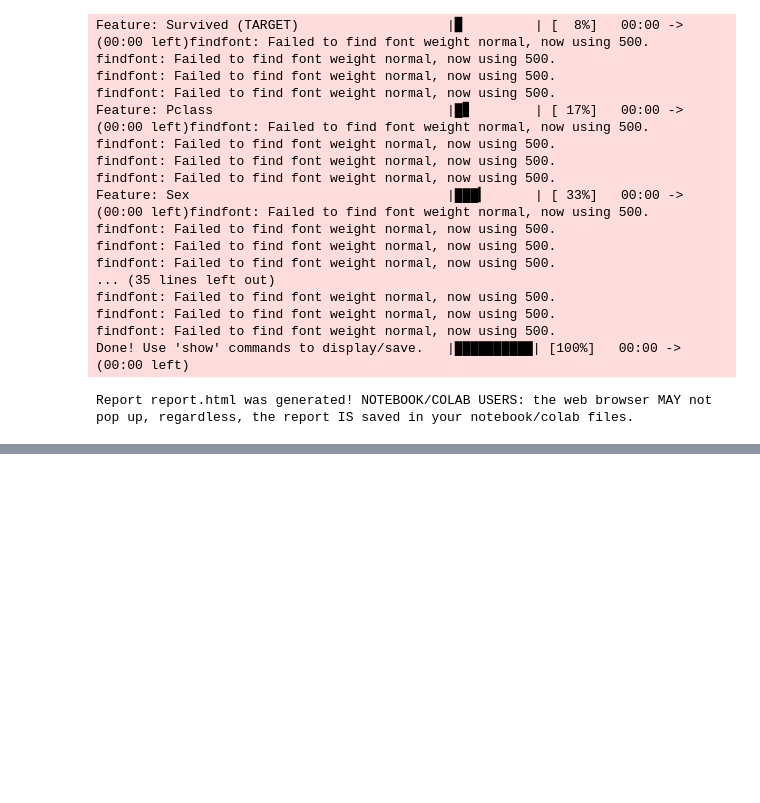
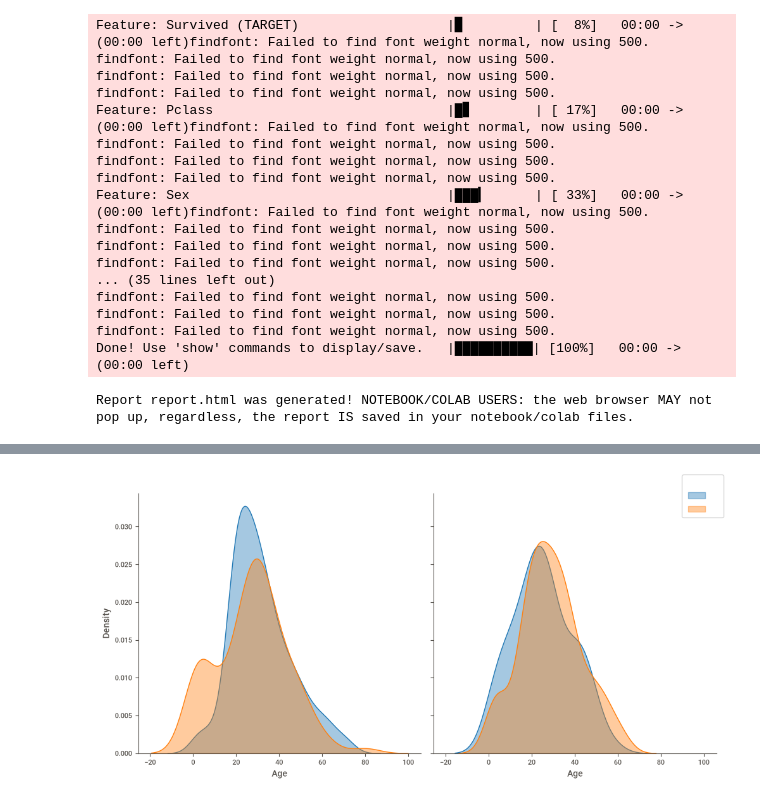
Before and after one commit to SirHelpMePlease/Kaggle_Titanic, a Jupyter notebook: EDA.ipynb, the cells around one changed output, grey strips where cells are left out. Saved outputs shown, nothing was run; the diff lists cells and outputs as text; code cells hidden in the pictures; blank space fills up the shorter version.

```diff
--- a/EDA.ipynb
+++ b/EDA.ipynb
@@ -51,0 +115,15 @@ train[train.Age % 1 == 0.5]
+# %%
+import matplotlib.patches as mpatches
+
+palette = {0: '#1f77b4', 1: '#ff7f0e'}  # Standard seaborn Farben, anpassbar
+
+g = sns.FacetGrid(train, col='Sex', hue='Survived', height=5, aspect=1, palette=palette)
+g.map(sns.kdeplot, 'Age', fill=True, alpha=0.4)
+
+handles = [mpatches.Patch(color=palette[0], label='Not Survived', alpha=0.4),
+           mpatches.Patch(color=palette[1], label='Survived', alpha=0.4)]
+g.fig.legend(handles=handles, title='Survived', loc='upper right', labels=[0, 1])
+
+plt.show()
+# %% [output]
+[figure, added]
```
Also changed, not shown: parts of 11 cells of this notebook, 1 other file.
